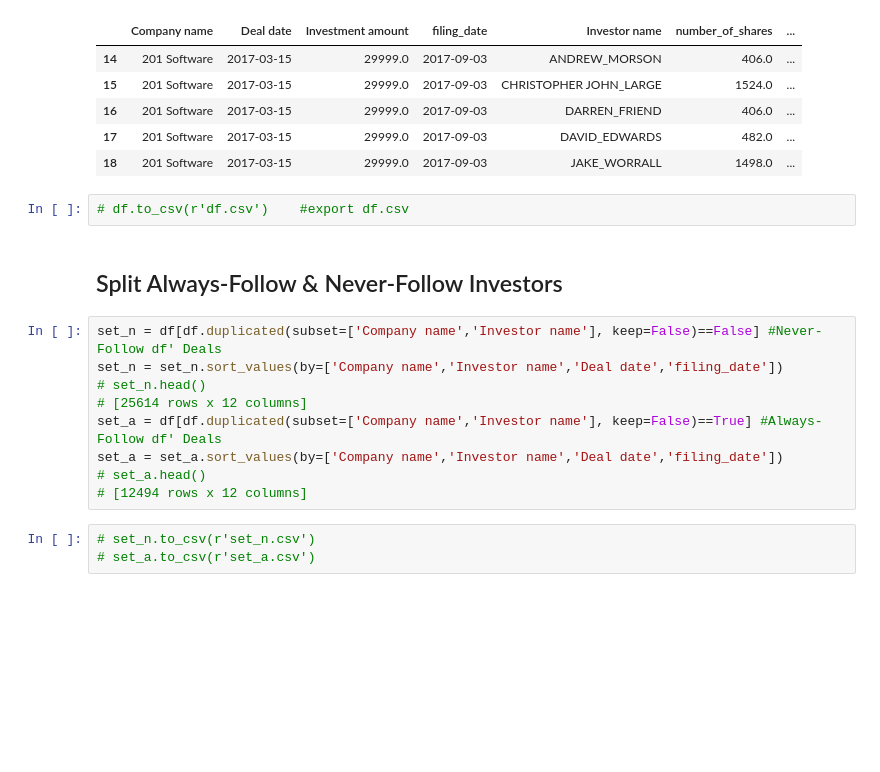
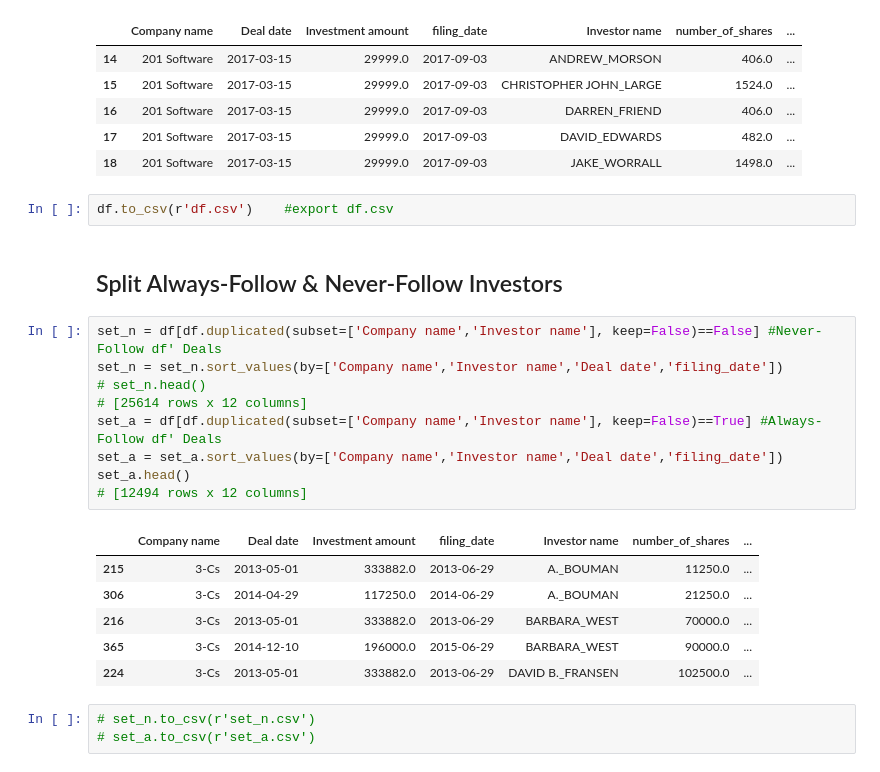
Before and after one commit to csynbiosys/dissertations-2021-info, a Jupyter notebook: Yating_Wei_Predict/data_process.ipynb, the cells around one changed output. Cells and saved outputs as stored; diff of their text form; blank space fills up the shorter version.

```diff
--- a/Yating_Wei_Predict/data_process.ipynb
+++ b/Yating_Wei_Predict/data_process.ipynb
@@ -152,18 +152,25 @@ df.head()
 | 17 | 201 Software | 2017-03-15 | 29999.0 | 2017-09-03 | DAVID_EDWARDS | 482.0 | ... |
 | 18 | 201 Software | 2017-03-15 | 29999.0 | 2017-09-03 | JAKE_WORRALL | 1498.0 | ... |
 # %%
-# df.to_csv(r'df.csv')    #export df.csv
+df.to_csv(r'df.csv')    #export df.csv
 # %% [markdown]
 ## Split Always-Follow & Never-Follow Investors
 # %%
 set_n = df[df.duplicated(subset=['Company name','Investor name'], keep=False)==False] #Never-Follow df' Deals
 set_n = set_n.sort_values(by=['Company name','Investor name','Deal date','filing_date'])
 # set_n.head()
 # [25614 rows x 12 columns]
 set_a = df[df.duplicated(subset=['Company name','Investor name'], keep=False)==True] #Always-Follow df' Deals
 set_a = set_a.sort_values(by=['Company name','Investor name','Deal date','filing_date'])
-# set_a.head()
+set_a.head()
 # [12494 rows x 12 columns]
+# %% [output]
+|  | Company name | Deal date | Investment amount | filing_date | Investor name | number_of_shares | ... |
+| 215 | 3-Cs | 2013-05-01 | 333882.0 | 2013-06-29 | A._BOUMAN | 11250.0 | ... |
+| 306 | 3-Cs | 2014-04-29 | 117250.0 | 2014-06-29 | A._BOUMAN | 21250.0 | ... |
+| 216 | 3-Cs | 2013-05-01 | 333882.0 | 2013-06-29 | BARBARA_WEST | 70000.0 | ... |
+| 365 | 3-Cs | 2014-12-10 | 196000.0 | 2015-06-29 | BARBARA_WEST | 90000.0 | ... |
+| 224 | 3-Cs | 2013-05-01 | 333882.0 | 2013-06-29 | DAVID B._FRANSEN | 102500.0 | ... |
 # %%
 # set_n.to_csv(r'set_n.csv')
 # set_a.to_csv(r'set_a.csv')
```
Also changed, not shown: parts of 14 cells of this notebook, 1 other file.
